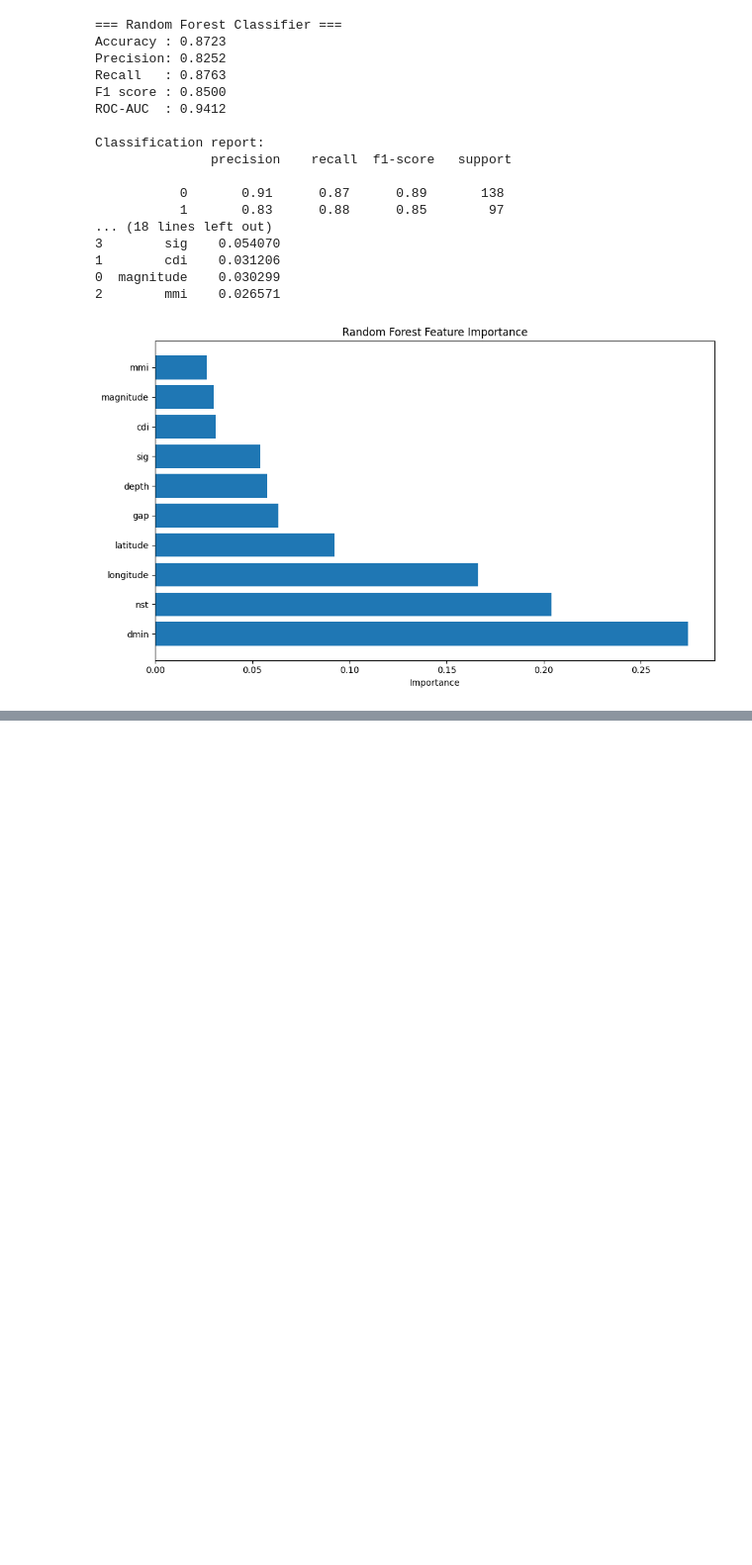
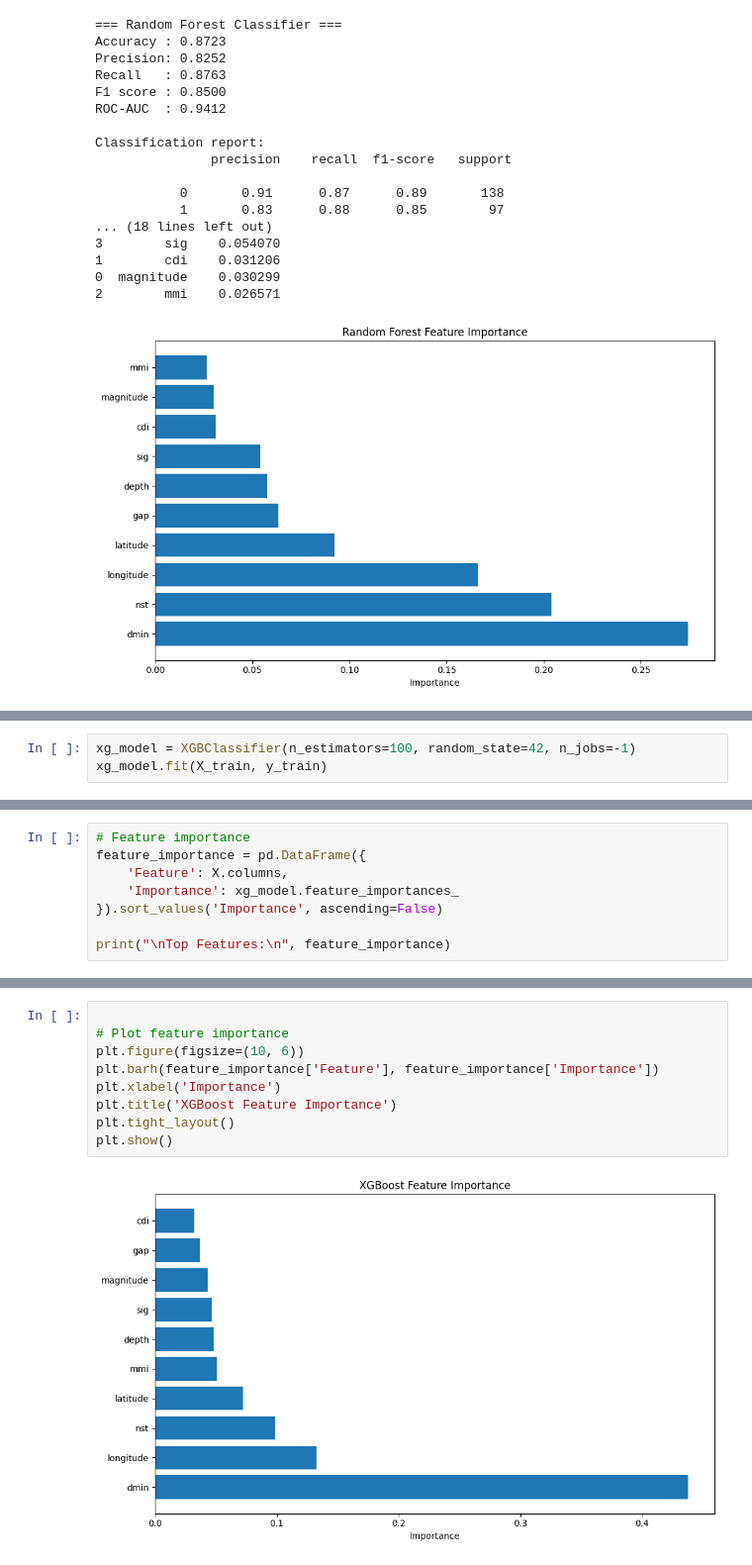
Before and after one commit to humnasul/floodDetection, a Jupyter notebook: floodDetectionModels.ipynb, the cells around one changed output, grey strips where cells are left out. Shown at 99% size. Saved outputs shown, nothing was run; the diff lists cells and outputs as text; blank space fills up the shorter version.

```diff
--- a/floodDetectionModels.ipynb
+++ b/floodDetectionModels.ipynb
@@ -151,0 +290,3 @@ Classification report:
+# %%
+xg_model = XGBClassifier(n_estimators=100, random_state=42, n_jobs=-1)
+xg_model.fit(X_train, y_train)
@@ -151,0 +329,8 @@ Classification report:
+# %%
+# Feature importance
+feature_importance = pd.DataFrame({
+    'Feature': X.columns,
+    'Importance': xg_model.feature_importances_
+}).sort_values('Importance', ascending=False)
+
+print("\nTop Features:\n", feature_importance)
@@ -151,0 +350,11 @@ Classification report:
+# %%
+
+# Plot feature importance
+plt.figure(figsize=(10, 6))
+plt.barh(feature_importance['Feature'], feature_importance['Importance'])
+plt.xlabel('Importance')
+plt.title('XGBoost Feature Importance')
+plt.tight_layout()
+plt.show()
+# %% [output]
+[figure, added]
```
Also changed, not shown: parts of 24 cells of this notebook.
